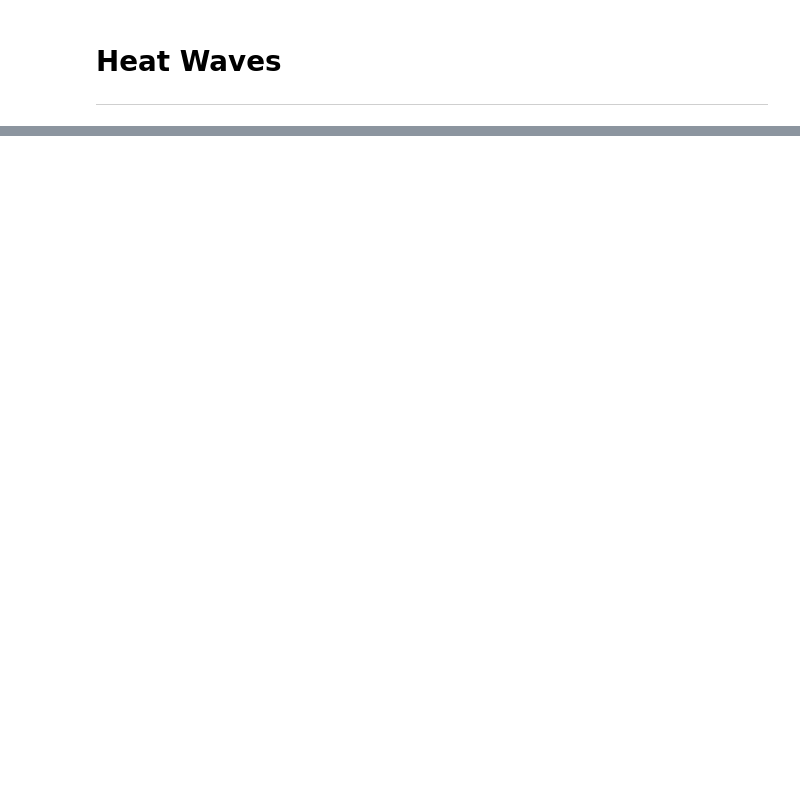
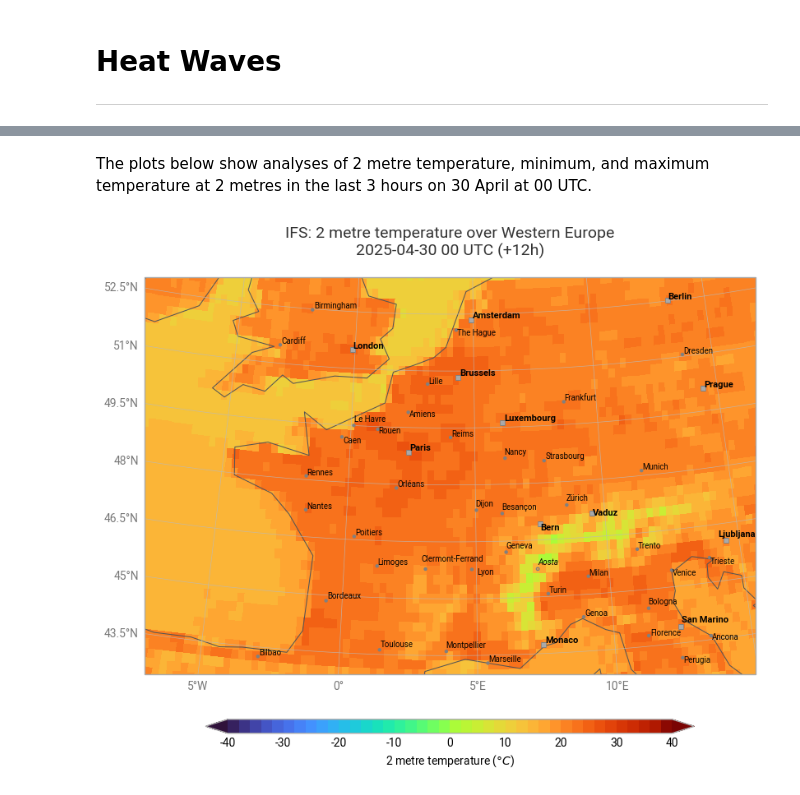
Before and after one commit to ECMWFCode4Earth/open-data-explorer, a Jupyter notebook: openDataVisio/examples/heat-waves.ipynb, the cells around one changed output, grey strips where cells are left out. Drawn from its saved outputs; the diff is of its cells as text; code cells hidden in the pictures; blank space fills up the shorter version.

```diff
--- a/openDataVisio/examples/heat-waves.ipynb
+++ b/openDataVisio/examples/heat-waves.ipynb
@@ -129,0 +37,12 @@ _To be continued..._
+# %%
+PARAM_SFC = ["mn2t3", "mx2t3", "2t"]
+PARAM_PL = ["z", "t"] # "gh"
+LEVELS = [500, 850]
+LEVELTYPE = "sfc" # "pl", "sfc"
+
+DATES = [20250429, 20250430, 20250501]
+TIME = 0
+STEPS = 12
+STREAM = "oper" # "oper", "scda", "enfo"
+TYPE = "fc" # "fc", "cf"
+MODEL = "ifs" # "ifs", "aifs-single", "aifs-ens"
@@ -129,0 +127,6 @@ _To be continued..._
+# %%
+data, list_of_files = get_open_data(date=DATES, time=TIME, step=STEPS, stream=STREAM, _type=TYPE, model=MODEL, param=PARAM_SFC, leveltype=LEVELTYPE, levelist=[])
+
+# Select data from 30 April 2025
+ds_2t = ekd.from_source("file", list_of_files[1])
+ds_2t.ls()
@@ -129,0 +144,3 @@ _To be continued..._
+# %%
+t2m = ds_2t.sel(shortName="2t")
+t2m.ls()
@@ -129,0 +232,23 @@ _To be continued..._
+# %% [markdown]
+The plots below show analyses of 2 metre temperature, minimum, and maximum temperature at 2 metres in the last 3 hours on 30 April at 00 UTC.
+# %%
+chart = ekp.Map(domain=[-7, 15, 43, 53])
+
+chart.grid_cells(t2m, units="celsius", auto_style=True)
+
+chart.title(
+    "IFS: {variable_name} over Western Europe\n"
+    "{base_time:%Y-%m-%d %H} UTC (+{lead_time}h)\n",
+    fontsize=14, horizontalalignment="center",
+)
+
+chart.coastlines(resolution="low")
+chart.gridlines()
+chart.cities(adjust_labels=True)
+
+chart.legend(location="bottom", label="{variable_name} ({units})")
+
+plt.savefig("t2m_ifs_20250430000000-12h.png")
+chart.show()
+# %% [output]
+[figure, added]
```
Also changed, not shown: parts of 47 cells of this notebook, 9 other files.
